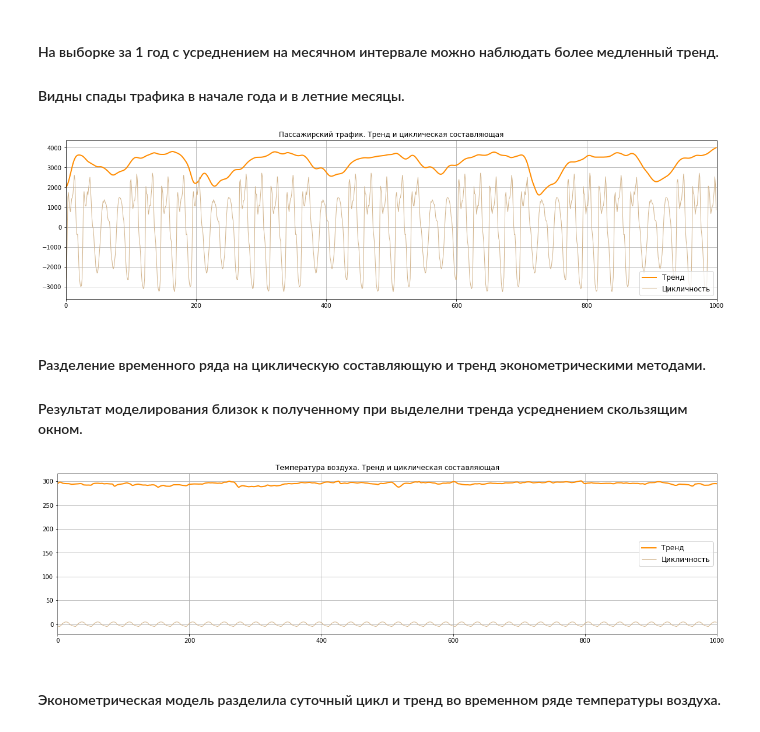
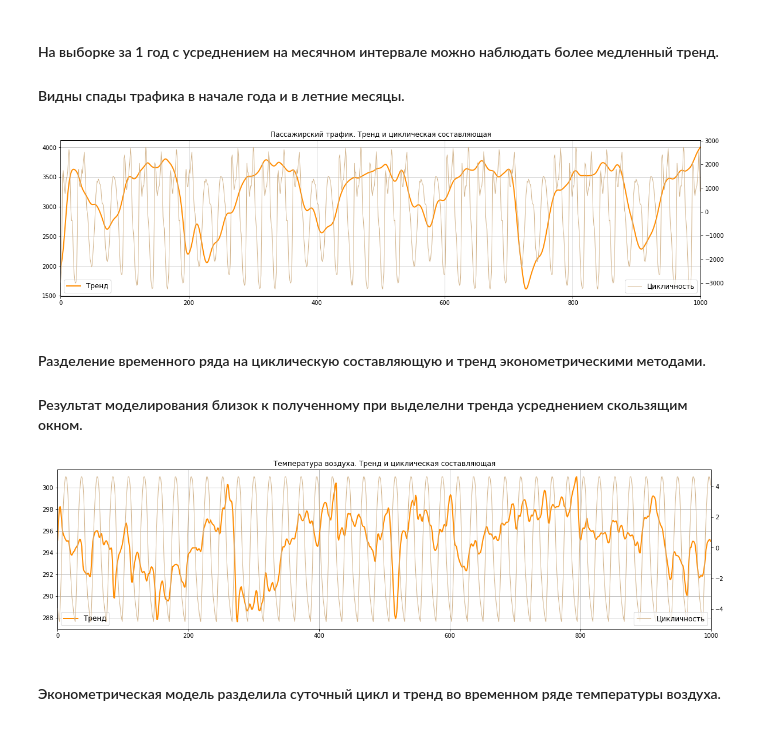
Before and after one commit to Alkud/OTUS_ML_HOMEWORKS, a Jupyter notebook: 15_TIME_SERIES/OTUS_ML_Homework_15_Kudinov.ipynb, the cells around one changed output. Cells and saved outputs as stored; diff of their text form; code cells hidden in the pictures.

Commit message:
Homework#15 better plots

```diff
--- a/15_TIME_SERIES/OTUS_ML_Homework_15_Kudinov.ipynb
+++ b/15_TIME_SERIES/OTUS_ML_Homework_15_Kudinov.ipynb
@@ -316,17 +316,19 @@ traffic_uc_model = sm.tsa.UnobservedComponents(
 # %%
 traffic_uc_result = pickle.load(open('./models/traffic_uc_result.pkl', 'rb'))
 # %%
-fig, ax = plt.subplots(figsize=(20,5))
+fig, ax1 = plt.subplots(figsize=(20,5))
 
-ax.plot(traffic_uc_result.level.smoothed[:1000], linestyle='solid', color ='darkorange', lw=2, label='Тренд');
-ax.plot(traffic_uc_result.seasonal.smoothed[:1000], linestyle='solid', color ='tan', lw=1, label='Цикличность');
+ax1.plot(traffic_uc_result.level.smoothed[:1000], linestyle='solid', color ='darkorange', lw=2, label='Тренд');
+ax2 = ax1.twinx()
+ax2.plot(traffic_uc_result.seasonal.smoothed[:1000], linestyle='solid', color ='tan', lw=1, label='Цикличность');
 
-ax.set_xlim([0,1000]);
-ax.grid();
-ax.legend(loc='lower right', fontsize=12);
-ax.set_title('Пассажирский трафик. Тренд и циклическая составляющая');
+ax1.set_xlim([0,1000]);
+ax1.grid();
+ax1.legend(loc='lower left', fontsize=12);
+ax2.legend(loc='lower right', fontsize=12);
+ax1.set_title('Пассажирский трафик. Тренд и циклическая составляющая');
 # %% [output]
-[figure, old version]
+[figure, new version]
 # %% [markdown]
 #### Разделение временного ряда на циклическую составляющую и тренд эконометрическими методами.
 #### Результат моделирования близок к полученному при выделелни тренда усреднением скользящим окном.
@@ -339,17 +341,19 @@ temperature_uc_model = sm.tsa.UnobservedComponents(
 # %%
 temperature_uc_result = temperature_uc_model.fit(method='powell', disp=False)
 # %%
-fig, ax = plt.subplots(figsize=(20,5))
+fig, ax1 = plt.subplots(figsize=(20,5))
 
-ax.plot(temperature_uc_result.level.smoothed, linestyle='solid', color ='darkorange', lw=2, label='Тренд');
-ax1 = ax.twinx()
-ax1.plot(temperature_uc_result.seasonal.smoothed, linestyle='solid', color ='tan', lw=1, label='Цикличность');
-ax.set_xlim([0,1000]);
-ax.grid();
-ax.legend(loc='center right', fontsize=12);
-ax.set_title('Температура воздуха. Тренд и циклическая составляющая');
+ax1.plot(temperature_uc_result.level.smoothed, linestyle='solid', color ='darkorange', lw=2, label='Тренд');
+ax2 = ax1.twinx()
+ax2.plot(temperature_uc_result.seasonal.smoothed, linestyle='solid', color ='tan', lw=1, label='Цикличность');
+
+ax1.set_xlim([0,1000]);
+ax1.grid();
+ax1.legend(loc='lower left', fontsize=12);
+ax2.legend(loc='lower right', fontsize=12);
+ax1.set_title('Температура воздуха. Тренд и циклическая составляющая');
 # %% [output]
-[figure, old version]
+[figure, new version]
 # %% [markdown]
 #### Эконометрическая модель разделила суточный цикл и тренд во временном ряде температуры воздуха.
 # %%
```
Also changed, not shown: parts of 6 cells of this notebook.
